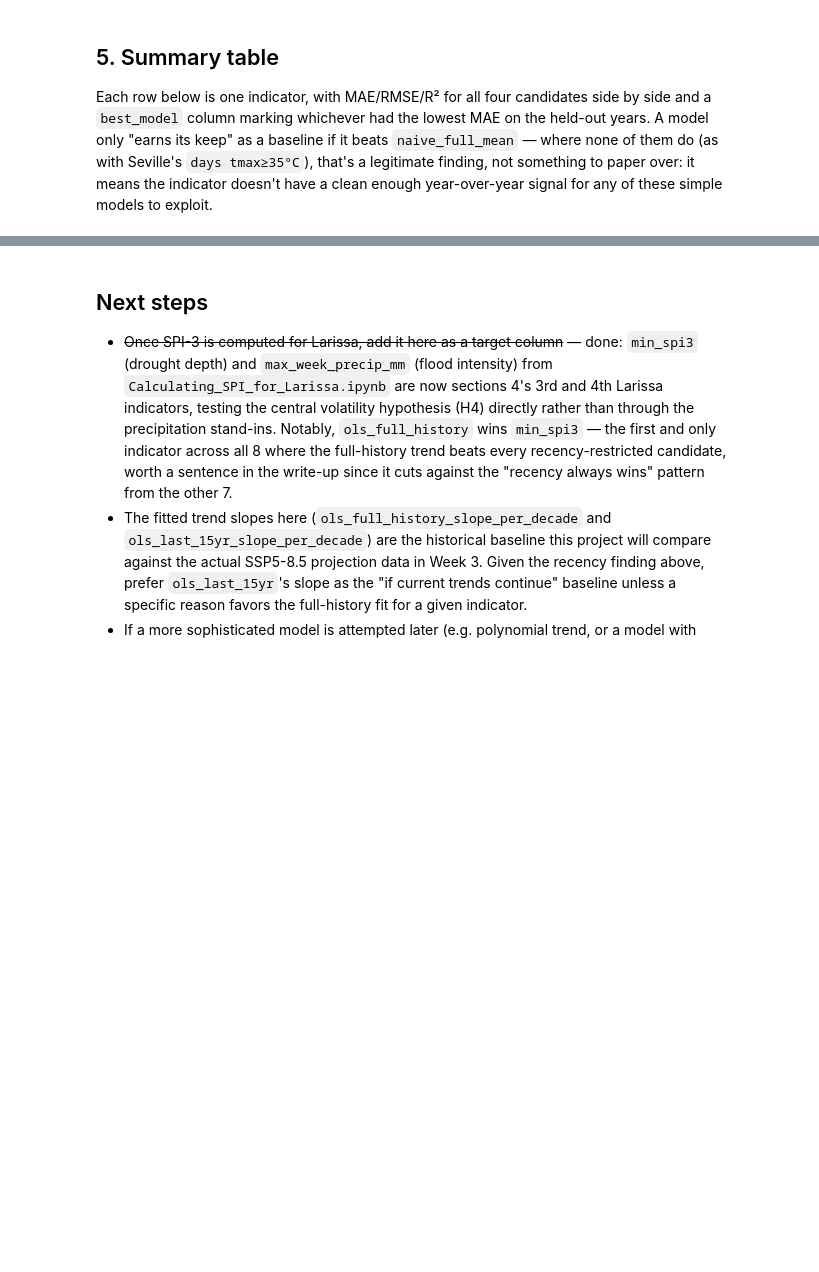
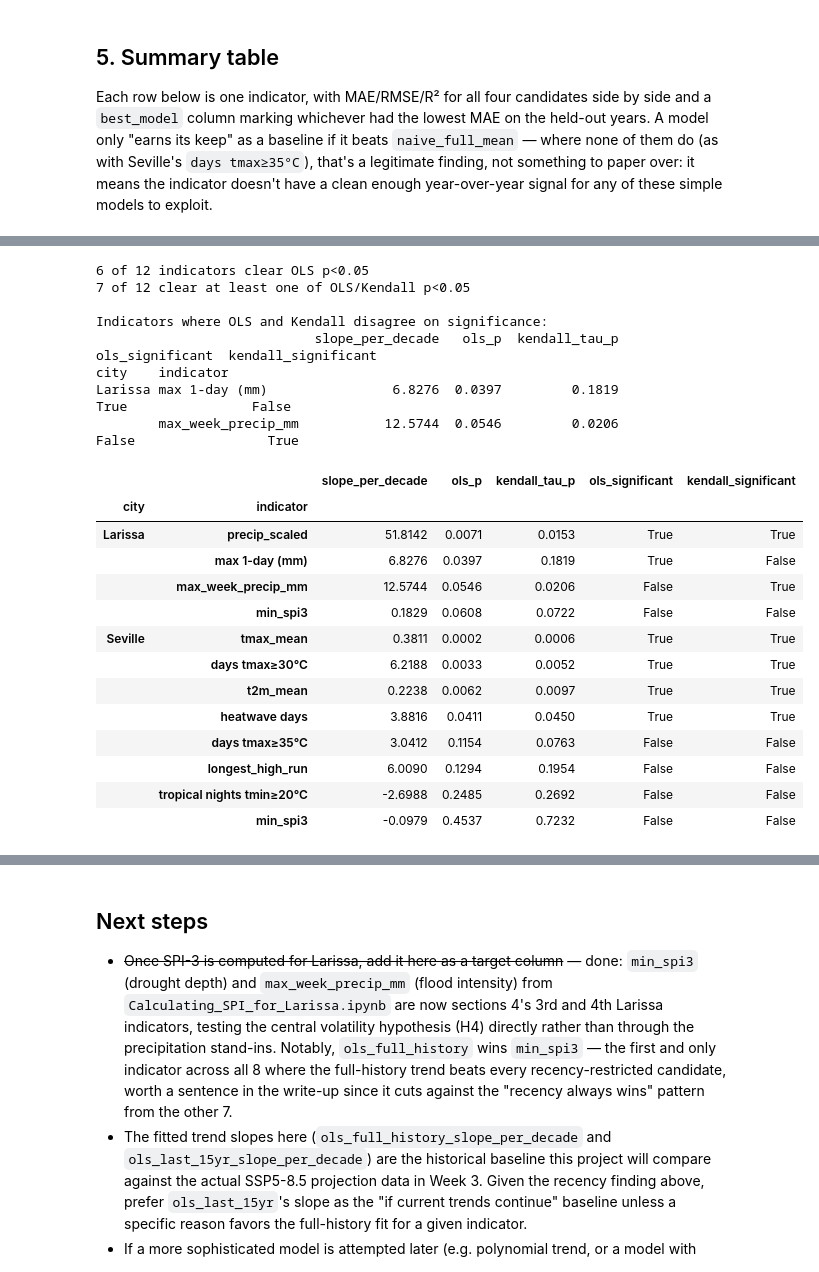
Before and after one commit to kazaraba/SECS_capstone_project, a Jupyter notebook: baseline_models_results/baseline_models.ipynb, the cells around one changed output, grey strips where cells are left out. Cells and saved outputs as stored; diff of their text form; code cells hidden in the pictures; blank space fills up the shorter version.

```diff
--- a/baseline_models_results/baseline_models.ipynb
+++ b/baseline_models_results/baseline_models.ipynb
@@ -364 +429,67 @@ How often each candidate has the lowest MAE, across all 8 indicators:
+# %%
+def trend_significance(df, col):
+    data = df[col].dropna()
+    x = data.index.values.astype(float)
+    y = data.values.astype(float)
+    ols = stats.linregress(x, y)
+    tau, tau_p = stats.kendalltau(x, y)
+    return {
+        "slope_per_decade": ols.slope * 10,
+        "ols_p": ols.pvalue,
+        "kendall_tau_p": tau_p,
+        "ols_significant": ols.pvalue < 0.05,
+        "kendall_significant": tau_p < 0.05,
+    }
+
+
+SEVILLE_INDICATORS = ["t2m_mean", "days tmax≥35°C", "heatwave days", "tropical nights tmin≥20°C",
+                      "tmax_mean", "days tmax≥30°C", "min_spi3", "longest_high_run"]
+LARISSA_INDICATORS = ["precip_scaled", "max 1-day (mm)", "min_spi3", "max_week_precip_mm"]
+
+rows = []
+for col in SEVILLE_INDICATORS:
+    r = trend_significance(sev_annual, col)
+    r.update({"city": "Seville", "indicator": col})
+    rows.append(r)
+for col in LARISSA_INDICATORS:
+    r = trend_significance(lar_annual, col)
+    r.update({"city": "Larissa", "indicator": col})
+    rows.append(r)
+
+sig_table = pd.DataFrame(rows).set_index(["city", "indicator"])
+sig_table = sig_table[["slope_per_decade", "ols_p", "kendall_tau_p", "ols_significant", "kendall_significant"]]
+
+n_ols_sig = int(sig_table["ols_significant"].sum())
+n_either_sig = int((sig_table["ols_significant"] | sig_table["kendall_significant"]).sum())
+print(f"{n_ols_sig} of {len(sig_table)} indicators clear OLS p<0.05")
+print(f"{n_either_sig} of {len(sig_table)} clear at least one of OLS/Kendall p<0.05")
+print()
+print("Indicators where OLS and Kendall disagree on significance:")
+split = sig_table[sig_table["ols_significant"] != sig_table["kendall_significant"]]
+print(split.round(4).to_string() if len(split) else "  none")
+print()
+sig_table.sort_values(["city", "ols_p"]).round(4)
+# %% [output]
+6 of 12 indicators clear OLS p<0.05
+7 of 12 clear at least one of OLS/Kendall p<0.05
+
+Indicators where OLS and Kendall disagree on significance:
+                            slope_per_decade   ols_p  kendall_tau_p  ols_significant  kendall_significant
+city    indicator
+Larissa max 1-day (mm)                6.8276  0.0397         0.1819             True                False
+        max_week_precip_mm           12.5744  0.0546         0.0206            False                 True
+|  |  | slope_per_decade | ols_p | kendall_tau_p | ols_significant | kendall_significant |
+| city | indicator |  |  |  |  |  |
+| Larissa | precip_scaled | 51.8142 | 0.0071 | 0.0153 | True | True |
+|  | max 1-day (mm) | 6.8276 | 0.0397 | 0.1819 | True | False |
+|  | max_week_precip_mm | 12.5744 | 0.0546 | 0.0206 | False | True |
+|  | min_spi3 | 0.1829 | 0.0608 | 0.0722 | False | False |
+| Seville | tmax_mean | 0.3811 | 0.0002 | 0.0006 | True | True |
+|  | days tmax≥30°C | 6.2188 | 0.0033 | 0.0052 | True | True |
+|  | t2m_mean | 0.2238 | 0.0062 | 0.0097 | True | True |
+|  | heatwave days | 3.8816 | 0.0411 | 0.0450 | True | True |
+|  | days tmax≥35°C | 3.0412 | 0.1154 | 0.0763 | False | False |
+|  | longest_high_run | 6.0090 | 0.1294 | 0.1954 | False | False |
+|  | tropical nights tmin≥20°C | -2.6988 | 0.2485 | 0.2692 | False | False |
+|  | min_spi3 | -0.0979 | 0.4537 | 0.7232 | False | False |
 # %% [markdown]
```
Also changed, not shown: parts of 8 cells of this notebook, 29 other files.
